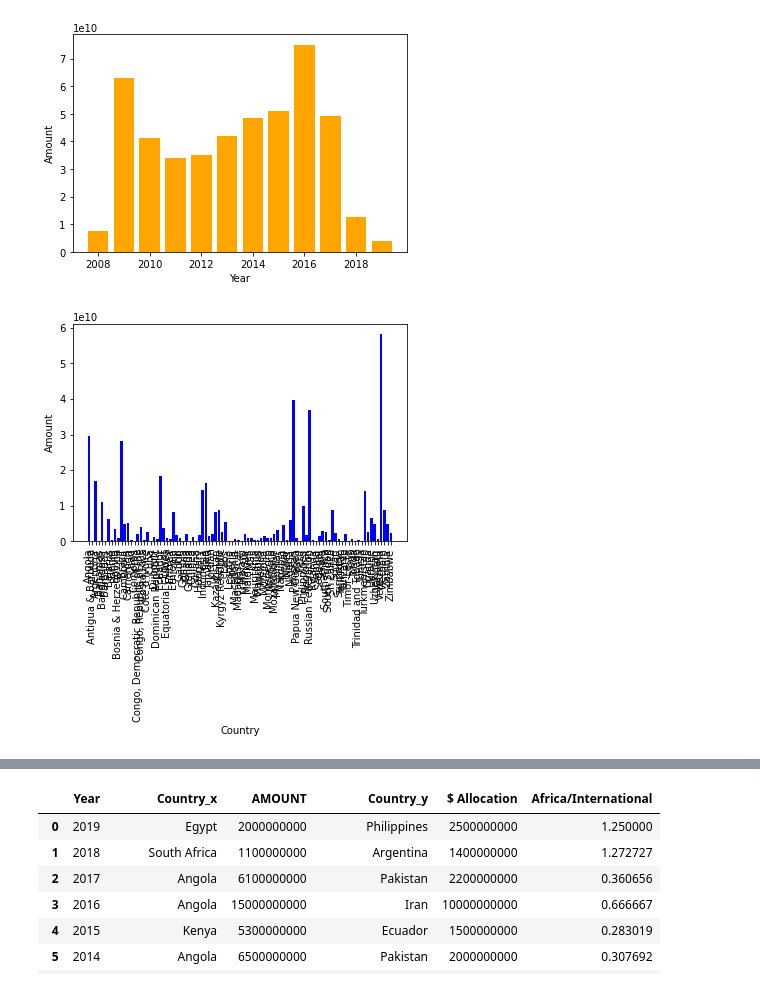
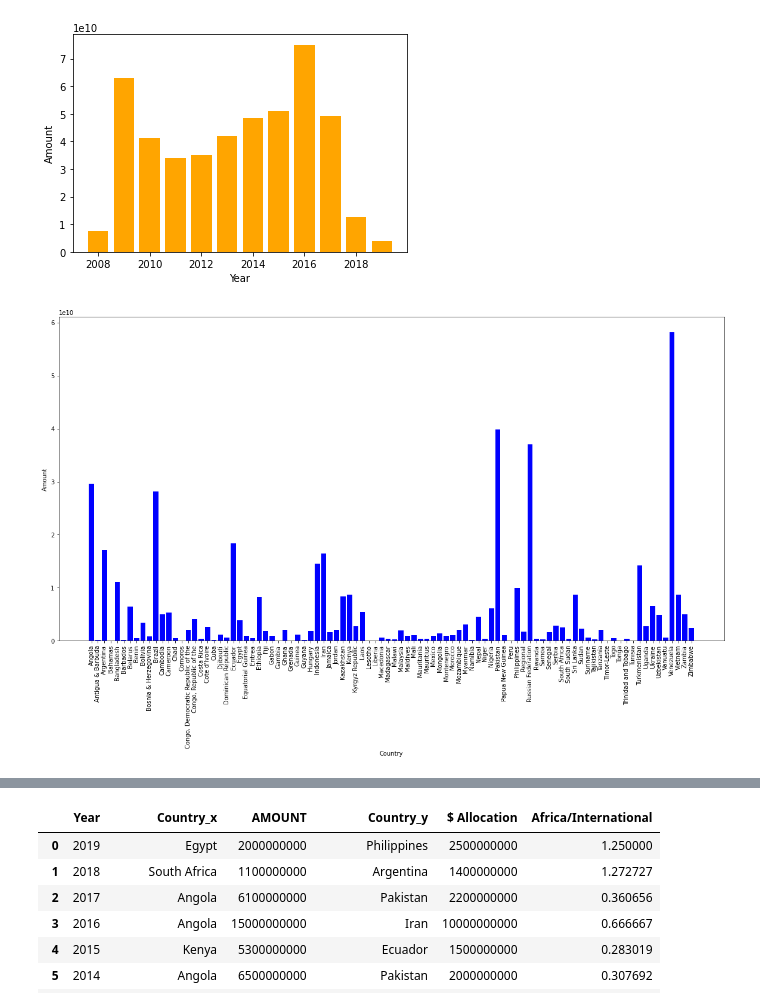
Before and after one commit to CassieCcL/Chinese-Debt-Trap, a Jupyter notebook: Chinese Debt Trap.ipynb, the cells around one changed output, grey strips where cells are left out. Cells and saved outputs as stored; diff of their text form; code cells hidden in the pictures.

Commit message:
Updated some plots

```diff
--- a/Chinese Debt Trap.ipynb
+++ b/Chinese Debt Trap.ipynb
@@ -182,14 +182,14 @@ plt.show()
 debt_inter["SECTOR"] = debt_inter["SECTOR"].str.replace("fTransport", "Transport")
 # %%
 debt_inter_country = debt_inter.groupby("Country", as_index = False)["AMOUNT"].sum()
-debt_inter_country.head()
+plt.figure(figsize=(20,10))
 plt.bar(debt_inter_country["Country"], debt_inter_country["AMOUNT"], color = "blue", align = "center")
 plt.xlabel("Country")
 plt.ylabel("Amount")
 plt.xticks(rotation = 90)
 plt.show()
 # %% [output]
-[figure, old version]
+[figure, new version]
 # %%
 #Each year's highest lending amount and country
 debt_inter_rank = debt_inter.sort_values(by=["YEAR","AMOUNT"], ascending=False)
```
Also changed, not shown: parts of 2 cells of this notebook.
